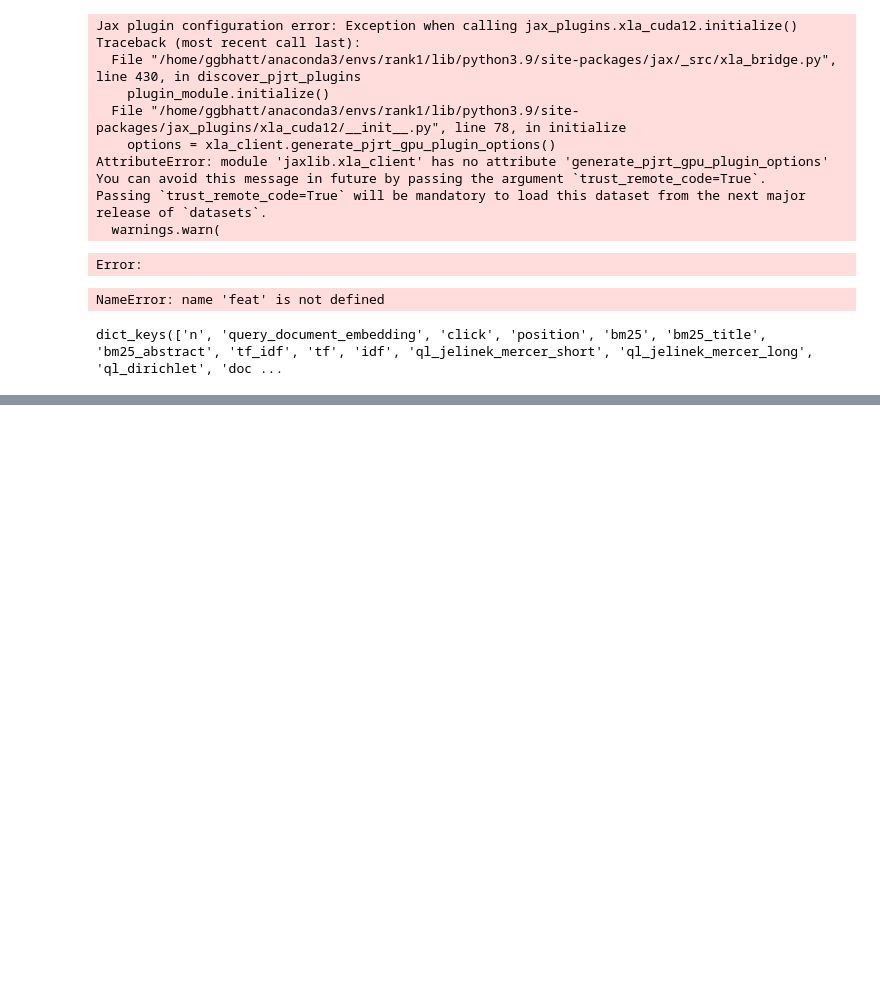
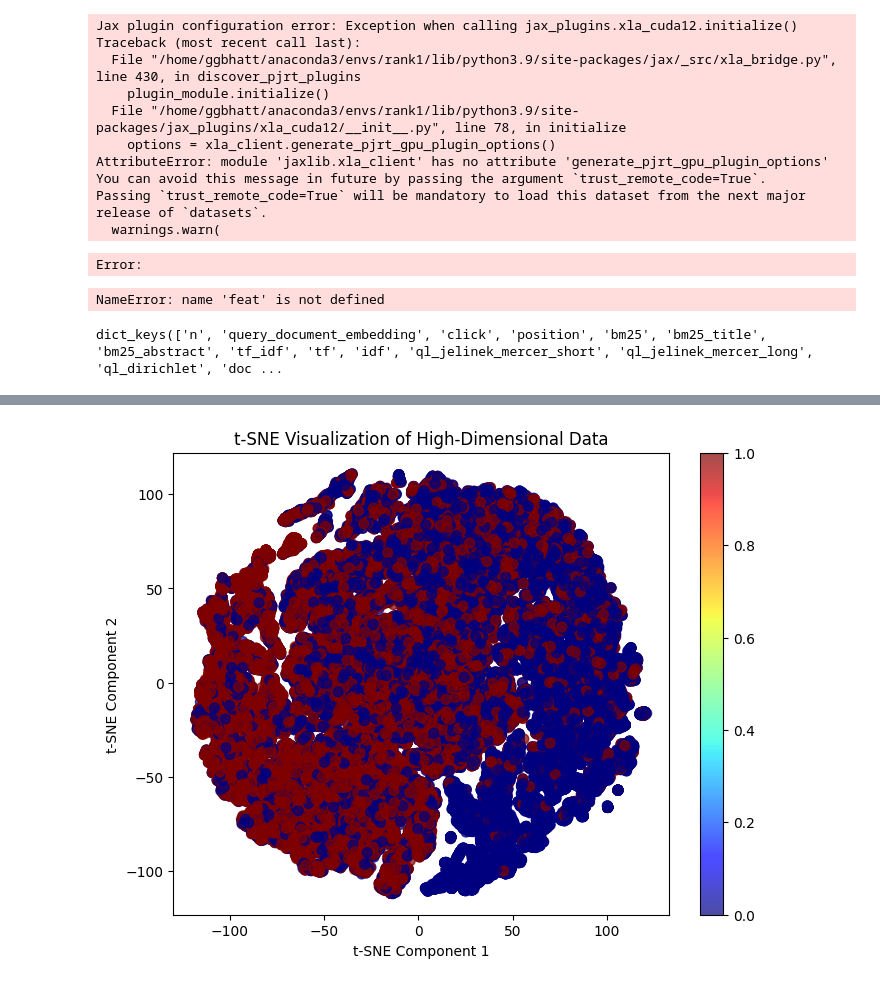
Before and after one commit to GauravBh1010tt/RewardRank, a Jupyter notebook: temp.ipynb, the cells around one changed output, grey strips where cells are left out. Saved outputs shown, nothing was run; the diff lists cells and outputs as text; code cells hidden in the pictures; blank space fills up the shorter version.

```diff
--- a/temp.ipynb
+++ b/temp.ipynb
@@ -168,0 +211,5 @@ torch.save(torch.tensor([1,2,3]),os.path.join('__pycache__','def'))
+# %%
+model='sr_df'
+plot(model,n_viz=200)
+# %% [output]
+[figure, added]
```
Also changed, not shown: parts of 24 cells of this notebook, 7 other files.
